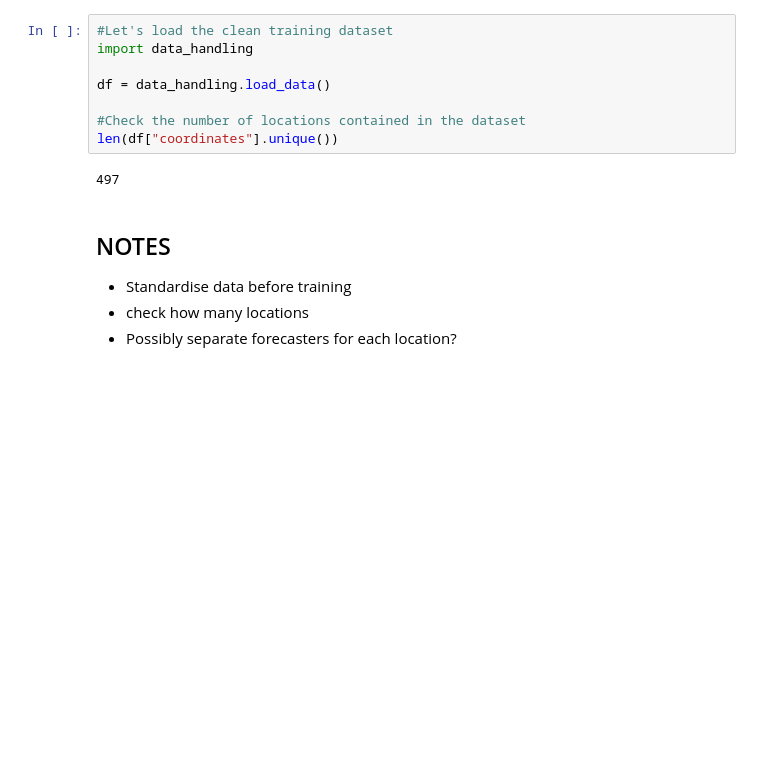
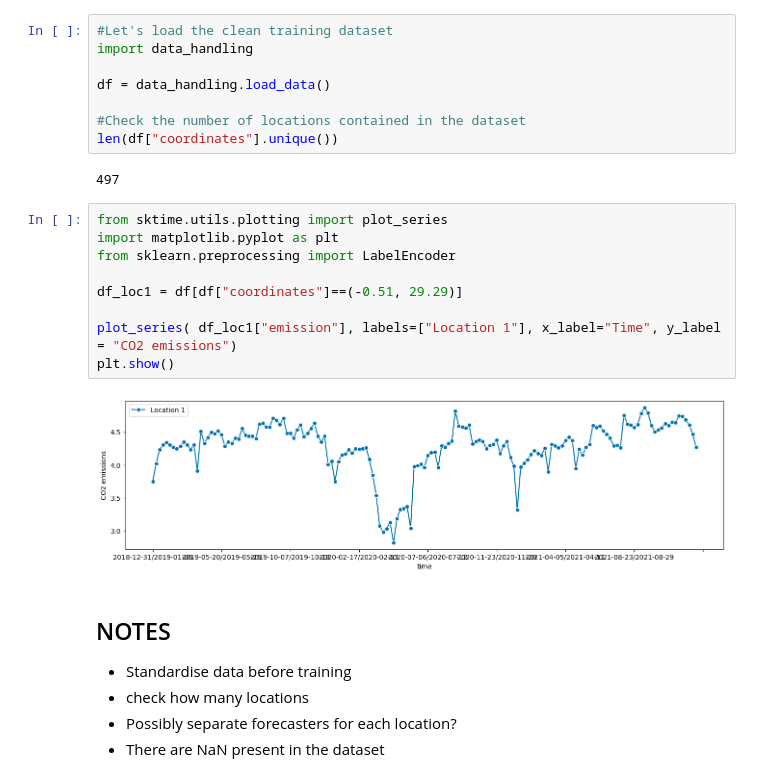
Before and after one commit to NiclasFenton-Wiegleb/Kaggle-Predict-CO2-Emissions-in-Rwanda, a Jupyter notebook: predict-emissions-rwanda.ipynb, the cells around one changed output. Cells and saved outputs as stored; diff of their text form; blank space fills up the shorter version.

Commit message:
Visualising emission data for example location.

```diff
--- a/predict-emissions-rwanda.ipynb
+++ b/predict-emissions-rwanda.ipynb
@@ -90,9 +90,21 @@ df = data_handling.load_data()
 len(df["coordinates"].unique())
 # %% [output]
 497
+# %%
+from sktime.utils.plotting import plot_series
+import matplotlib.pyplot as plt
+from sklearn.preprocessing import LabelEncoder
+
+df_loc1 = df[df["coordinates"]==(-0.51, 29.29)]
+
+plot_series( df_loc1["emission"], labels=["Location 1"], x_label="Time", y_label = "CO2 emissions")
+plt.show()
+# %% [output]
+[figure, added]
 # %% [markdown]
 ## NOTES
 
 - Standardise data before training
 - check how many locations
 - Possibly separate forecasters for each location?
+- There are NaN present in the dataset
```
